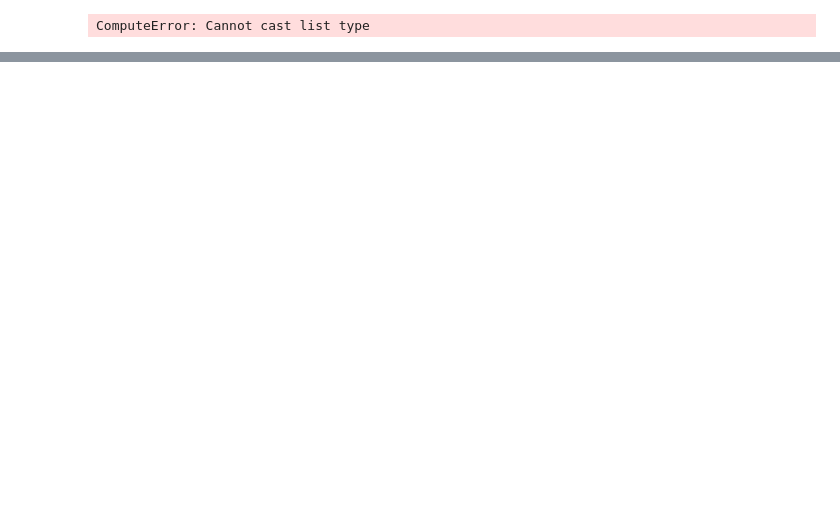
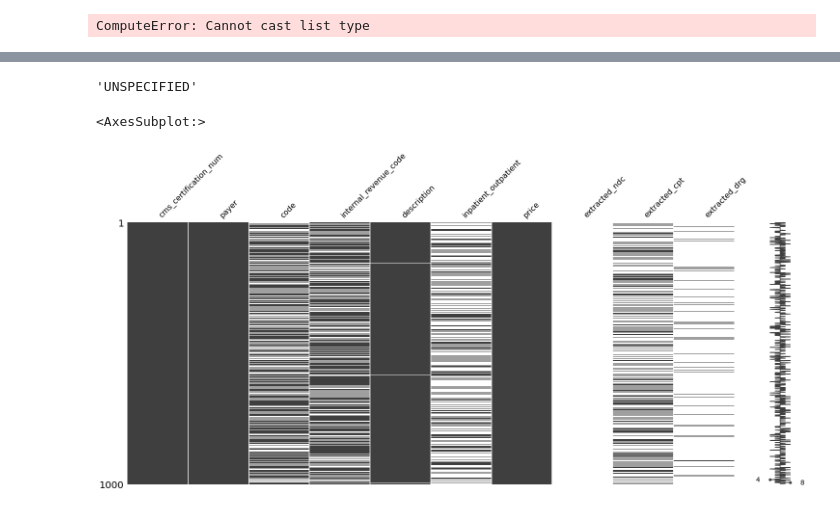
Before and after one commit to alecstein/dolt_datascience, a Jupyter notebook: hospitals_v3/cleanup/cleaning-hospitals-dataset.ipynb, the cells around one changed output, grey strips where cells are left out. Drawn from its saved outputs; the diff is of its cells as text; code cells hidden in the pictures; blank space fills up the shorter version.

Commit message:
added missingno charts

```diff
--- a/hospitals_v3/cleanup/cleaning-hospitals-dataset.ipynb
+++ b/hospitals_v3/cleanup/cleaning-hospitals-dataset.ipynb
@@ -582,9 +582,14 @@ df = (lf
       .pipe(extract_cpt)
       .pipe(extract_drg)
       .drop(['units', 'code_disambiguator'])
-      .with_columns(
-          pl.col(['cms_certification_num', 'inpatient_outpatient']).cast(pl.Categorical)
-      )
+      .with_columns([
+        pl.when(col('code') == 'NONE').then(None).otherwise(col('code')).alias('code'),
+        pl.when(col('internal_revenue_code') == 'NONE').then(None).otherwise(col('internal_revenue_code')).alias('internal_revenue_code'),
+        pl.when(col('inpatient_outpatient') == 'UNSPECIFIED').then(None).otherwise(col('inpatient_outpatient')).alias('inpatient_outpatient')
+      ])
+      # .with_columns(
+      #     pl.col(['cms_certification_num', 'inpatient_outpatient']).cast(pl.Categorical)
+      # )
      ).collect()
 
 unmatched = df.filter(
@@ -636,0 +738,11 @@ ComputeError: Cannot cast list type
+# %%
+df.filter(col('inpatient_outpatient') == 'UNSPECIFIED')['inpatient_outpatient'][0]
+# %% [output]
+'UNSPECIFIED'
+# %%
+import missingno as msno
+%matplotlib inline
+msno.matrix(df.sample(1000).to_pandas())
+# %% [output]
+<AxesSubplot:>
+[figure, added]
```
Also changed, not shown: parts of 13 cells of this notebook.
